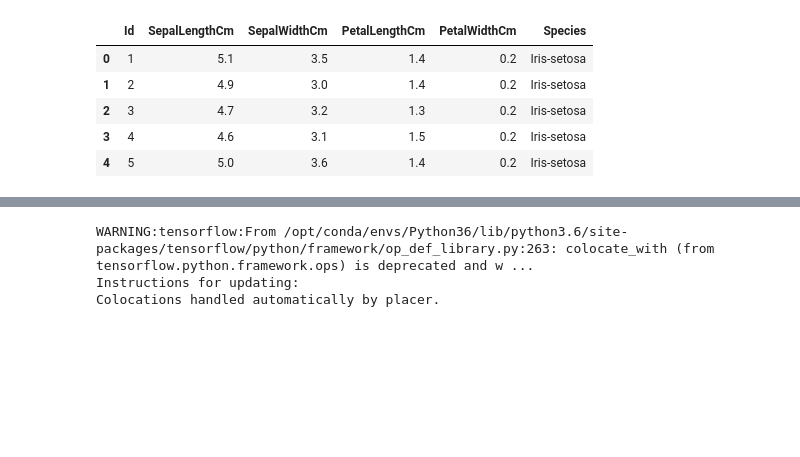
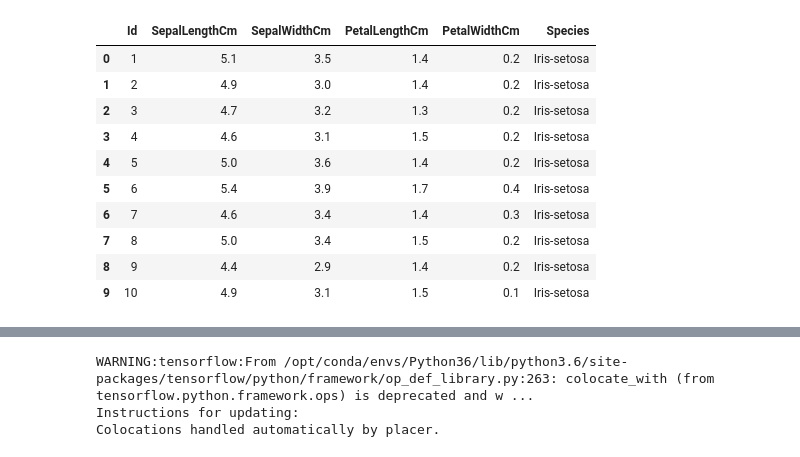
Before and after one commit to exseul/2020BigData, a Jupyter notebook: P2/iris-17681020Leeyeseul.ipynb, the cells around one changed output, grey strips where cells are left out. Drawn from its saved outputs; the diff is of its cells as text; code cells hidden in the pictures; blank space fills up the shorter version.

```diff
--- a/P2/iris-17681020Leeyeseul.ipynb
+++ b/P2/iris-17681020Leeyeseul.ipynb
@@ -1,33 +5,39 @@
 # %%
-
 import types
 import pandas as pd
+import numpy as np
 from botocore.client import Config
 import ibm_boto3
+import matplotlib.pyplot as plt
 
 def __iter__(self): return 0
 
 # @hidden_cell
 # The following code accesses a file in your IBM Cloud Object Storage. It includes your credentials.
-# You might want to remove those credentials before you share the notebook.
-client_7277d3ef08ab4ff79807ec6b8ffeda6b = ibm_boto3.client(service_name='s3',
-    ibm_api_key_id='23nbIDk_qP8dc0gQUIEqZtAH5gFq1o4hhMXfV-PIRWYP',
-    ibm_auth_endpoint="https://iam.ng.bluemix.net/oidc/token",
+# You might want to remove those credentials before you share your notebook.
+client_855afe22c6b14707b1bf23e1fcd64748 = ibm_boto3.client(service_name='s3',
+    ibm_api_key_id='7jce0oBvCNRUALebS4jjlJsidFGp4TcQguKaOX3YKwXL',
+    ibm_auth_endpoint="https://iam.bluemix.net/oidc/token",
     config=Config(signature_version='oauth'),
-    endpoint_url='https://s3-api.us-geo.objectstorage.service.networklayer.com')
+    endpoint_url='https://s3.us.cloud-object-storage.appdomain.cloud')
 
-body = client_7277d3ef08ab4ff79807ec6b8ffeda6b.get_object(Bucket='irismltest-donotdelete-pr-1ymbzjsktajstt',Key='Iris.csv')['Body']
+body = client_855afe22c6b14707b1bf23e1fcd64748.get_object(Bucket='irismltest-donotdelete-pr-fvpzw5ruyjkk7l',Key='Iris.csv')['Body']
 # add missing __iter__ method, so pandas accepts body as file-like object
 if not hasattr(body, "__iter__"): body.__iter__ = types.MethodType( __iter__, body )
 
-df_data_2 = pd.read_csv(body)
-df_data_2.head()
+df_data_1 = pd.read_csv(body)
+df_data_1.head(10)
 # %% [output]
 |  | Id | SepalLengthCm | SepalWidthCm | PetalLengthCm | PetalWidthCm | Species |
 | 0 | 1 | 5.1 | 3.5 | 1.4 | 0.2 | Iris-setosa |
 | 1 | 2 | 4.9 | 3.0 | 1.4 | 0.2 | Iris-setosa |
 | 2 | 3 | 4.7 | 3.2 | 1.3 | 0.2 | Iris-setosa |
 | 3 | 4 | 4.6 | 3.1 | 1.5 | 0.2 | Iris-setosa |
 | 4 | 5 | 5.0 | 3.6 | 1.4 | 0.2 | Iris-setosa |
+| 5 | 6 | 5.4 | 3.9 | 1.7 | 0.4 | Iris-setosa |
+| 6 | 7 | 4.6 | 3.4 | 1.4 | 0.3 | Iris-setosa |
+| 7 | 8 | 5.0 | 3.4 | 1.5 | 0.2 | Iris-setosa |
+| 8 | 9 | 4.4 | 2.9 | 1.4 | 0.2 | Iris-setosa |
+| 9 | 10 | 4.9 | 3.1 | 1.5 | 0.1 | Iris-setosa |
 # %%
 import tensorflow as tf
```
Also changed, not shown: parts of 21 cells of this notebook.
